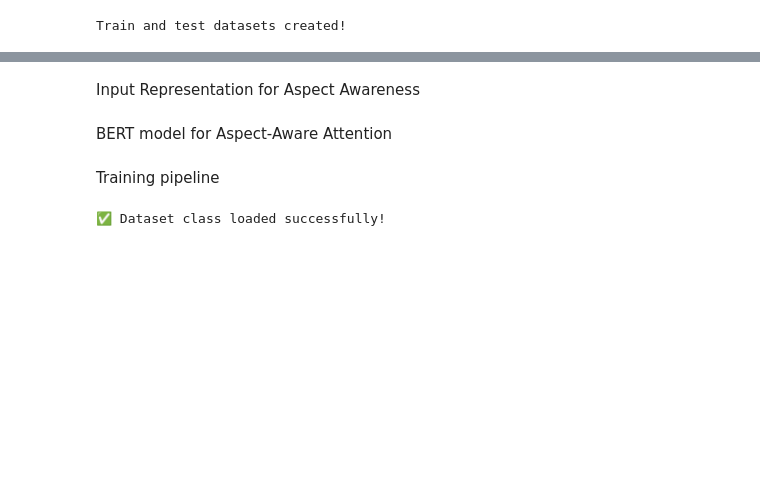
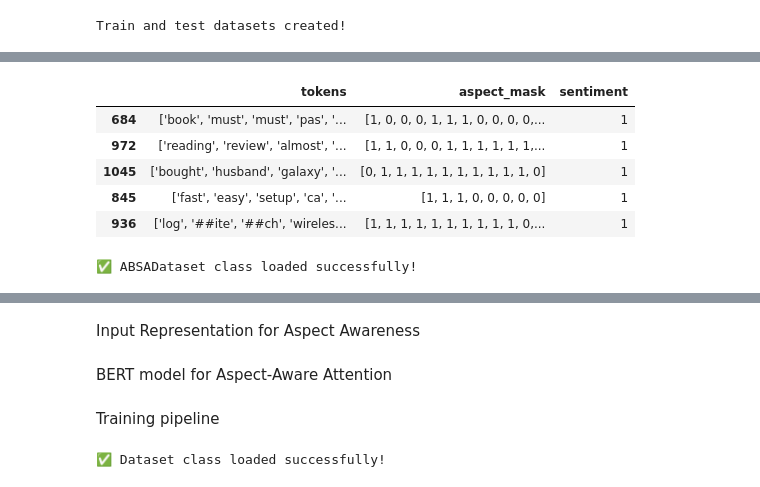
Before and after one commit to GinuraAdikari/InsightHive, a Jupyter notebook: Model_ABSA_DataSet2.ipynb, the cells around one changed output, grey strips where cells are left out. Cells and saved outputs as stored; diff of their text form; code cells hidden in the pictures; blank space fills up the shorter version.

```diff
--- a/Model_ABSA_DataSet2.ipynb
+++ b/Model_ABSA_DataSet2.ipynb
@@ -27,0 +44,63 @@ Train and test datasets created!
+# %%
+test_df.head()
+# %% [output]
+|  | tokens | aspect_mask | sentiment |
+| 684 | ['book', 'must', 'must', 'pas', '... | [1, 0, 0, 0, 1, 1, 1, 0, 0, 0, 0,... | 1 |
+| 972 | ['reading', 'review', 'almost', '... | [1, 1, 0, 0, 0, 1, 1, 1, 1, 1, 1,... | 1 |
+| 1045 | ['bought', 'husband', 'galaxy', '... | [0, 1, 1, 1, 1, 1, 1, 1, 1, 1, 1, 0] | 1 |
+| 845 | ['fast', 'easy', 'setup', 'ca', '... | [1, 1, 1, 0, 0, 0, 0, 0] | 1 |
+| 936 | ['log', '##ite', '##ch', 'wireles... | [1, 1, 1, 1, 1, 1, 1, 1, 1, 1, 0,... | 1 |
+# %%
+class ABSADataset(Dataset):
+    def __init__(self, df, tokenizer, max_length=128):
+        self.tokens = df["tokens"].tolist()
+        self.aspect_masks = df["aspect_mask"].tolist()
+        self.sentiments = df["sentiment"].tolist()
+        self.tokenizer = tokenizer
+        self.max_length = max_length
+
+    def __len__(self):
+        return len(self.tokens)
+
+    def __getitem__(self, idx):
+        tokens = self.tokens[idx]
+
+        # ✅ Ensure tokens are lists (avoid string format issues)
+        if isinstance(tokens, str):
+            tokens = eval(tokens)
+        elif not isinstance(tokens, list):
+            tokens = [tokens]
+
+        input_ids = self.tokenizer.convert_tokens_to_ids(tokens)
+
+        # ✅ Use "aspect_mask" directly
+        aspect_mask = self.aspect_masks[idx]
+        if isinstance(aspect_mask, str):
+            aspect_mask = eval(aspect_mask)
+        elif not isinstance(aspect_mask, list):
+            aspect_mask = [aspect_mask]
+
+        # ✅ Create attention mask (1 for actual tokens, 0 for padding)
+        attention_mask = [1] * len(input_ids)
+
+        # ✅ Padding & Truncation
+        padding_length = self.max_length - len(input_ids)
+        if padding_length > 0:
+            input_ids += [0] * padding_length
+            attention_mask += [0] * padding_length
+            aspect_mask += [0] * padding_length
+        else:
+            input_ids = input_ids[:self.max_length]
+            attention_mask = attention_mask[:self.max_length]
+            aspect_mask = aspect_mask[:self.max_length]
+
+        return {
+            "input_ids": torch.tensor(input_ids, dtype=torch.long),
+            "attention_mask": torch.tensor(attention_mask, dtype=torch.long),
+            "aspect_mask": torch.tensor(aspect_mask, dtype=torch.long),
+            "labels": torch.tensor(self.sentiments[idx], dtype=torch.long)
+        }
+
+print("✅ ABSADataset class loaded successfully!")
+# %% [output]
+✅ ABSADataset class loaded successfully!
```
Also changed, not shown: parts of 7 cells of this notebook.
